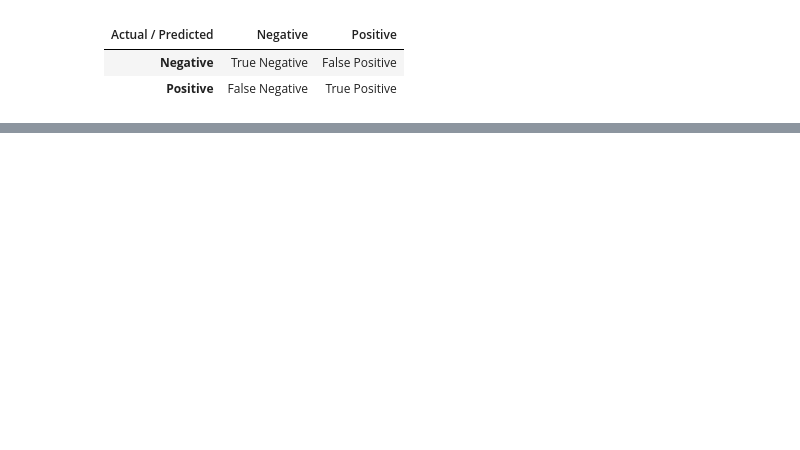
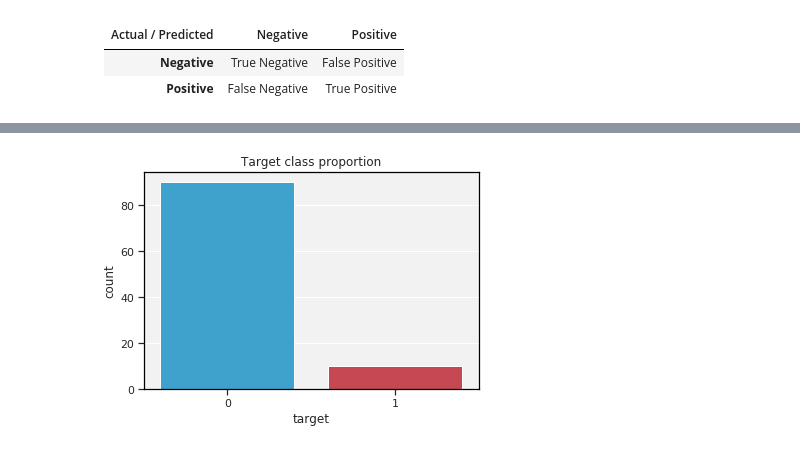
Before and after one commit to EnviloN/unbalanced-data-classification, a Jupyter notebook: UnbalancedData.ipynb, the cells around one changed output, grey strips where cells are left out. Drawn from its saved outputs; the diff is of its cells as text; code cells hidden in the pictures; blank space fills up the shorter version.

Commit message:
Tomek links, performing methods on real dataset

```diff
--- a/UnbalancedData.ipynb
+++ b/UnbalancedData.ipynb
@@ -233,0 +259,25 @@ Many classifiers from Scikit-learn takes an optional parameter <code>class_weigh
+# %%
+# from sklearn.datasets import make_classification
+
+# create a synthetic dataset to demonstrate algorithms
+sX, sy = make_classification(n_features = 2, n_informative = 2, n_redundant = 0, weights = [0.9, 0.1], \
+                         flip_y = 0, n_clusters_per_class = 1, class_sep = 0.7, random_state = 122)
+
+# transform data into pandas DataFrame
+sDf = pd.DataFrame(sX)
+sDf['target'] = sy
+
+# define a function for plotting this type of dataset with a given label
+def plotDemonstration(X, y, label):
+    sns.scatterplot(X[y==0,0], X[y==0,1], label = "0")
+    sns.scatterplot(X[y==1,0], X[y==1,1], marker="D", label="1")
+    plt.title(label)
+    plt.legend()
+# %%
+# plot class distributions
+sns.barplot(x=target.unique(),y=sDf.target.value_counts())
+plt.xlabel("target")
+plt.ylabel("count");
+plt.title("Target class proportion");
+# %% [output]
+[figure, added]
```
Also changed, not shown: parts of 39 cells of this notebook, 1 other file.
